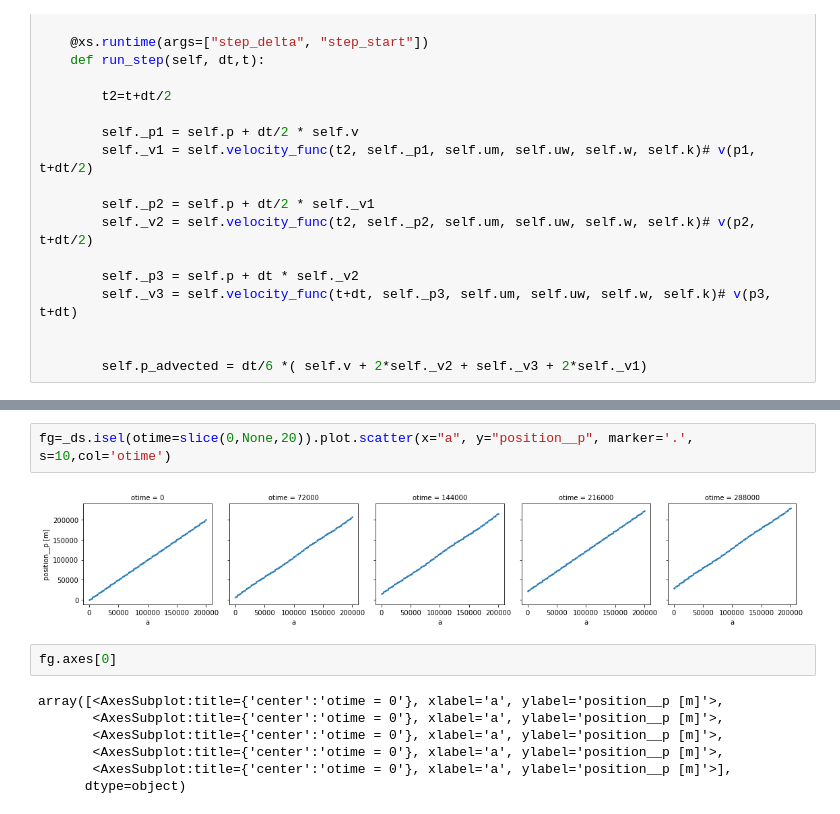
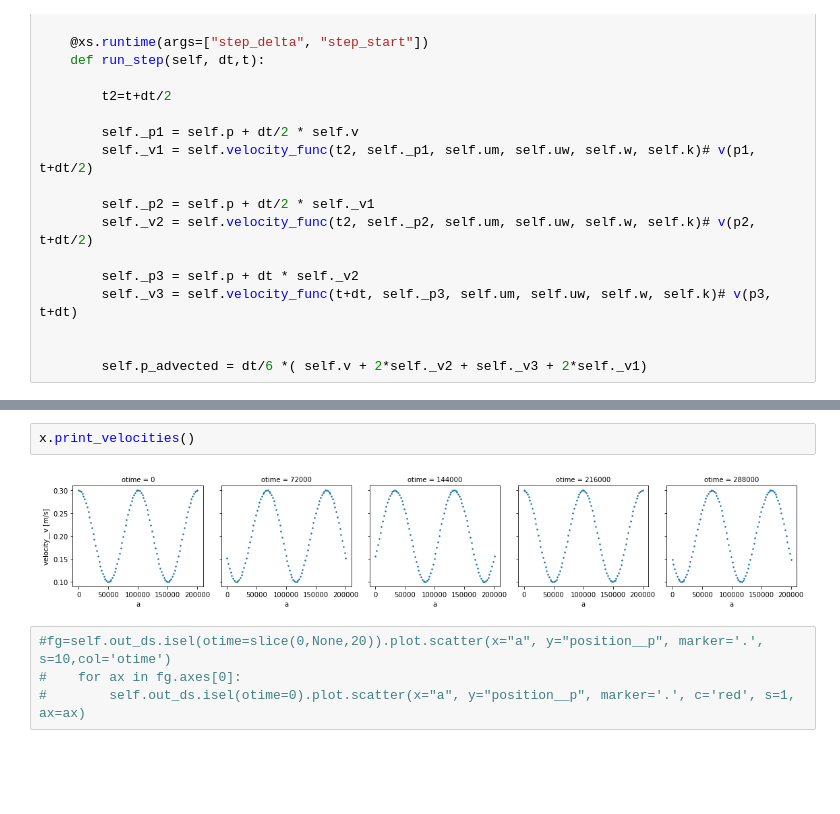
Before and after one commit to margot-demol/stage-m1, a Jupyter notebook: temporal_integrations.ipynb, the cells around one changed output, grey strips where cells are left out. Cells and saved outputs as stored; diff of their text form; blank space fills up the shorter version.

```diff
--- a/temporal_integrations.ipynb
+++ b/temporal_integrations.ipynb
@@ -366,13 +253,8 @@ _ds.isel(a=slice(0,None,10)).plot.scatter(x="otime", y="position__p", hue="a",hu
+# %%
+x.print_velocities()
+# %% [output]
+[figure, added]
 # %%
-fg=_ds.isel(otime=slice(0,None,20)).plot.scatter(x="a", y="position__p", marker='.', s=10,col='otime')
+#fg=self.out_ds.isel(otime=slice(0,None,20)).plot.scatter(x="a", y="position__p", marker='.', s=10,col='otime')
+#    for ax in fg.axes[0]:
+#        self.out_ds.isel(otime=0).plot.scatter(x="a", y="position__p", marker='.', c='red', s=1, ax=ax)
-# %% [output]
-[figure, removed]
-# %%
-fg.axes[0]
-# %% [output]
-array([<AxesSubplot:title={'center':'otime = 0'}, xlabel='a', ylabel='position__p [m]'>,
-       <AxesSubplot:title={'center':'otime = 0'}, xlabel='a', ylabel='position__p [m]'>,
-       <AxesSubplot:title={'center':'otime = 0'}, xlabel='a', ylabel='position__p [m]'>,
-       <AxesSubplot:title={'center':'otime = 0'}, xlabel='a', ylabel='position__p [m]'>,
-       <AxesSubplot:title={'center':'otime = 0'}, xlabel='a', ylabel='position__p [m]'>],
-      dtype=object)
```
Also changed, not shown: parts of 30 cells of this notebook.
